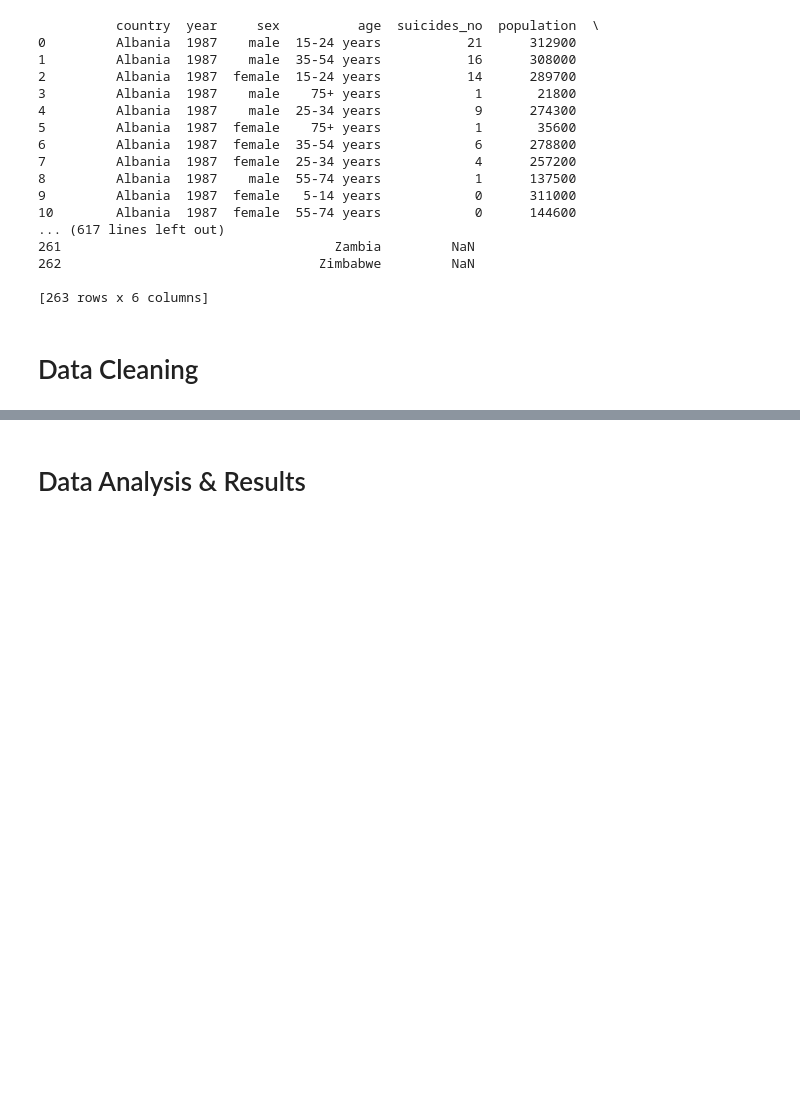
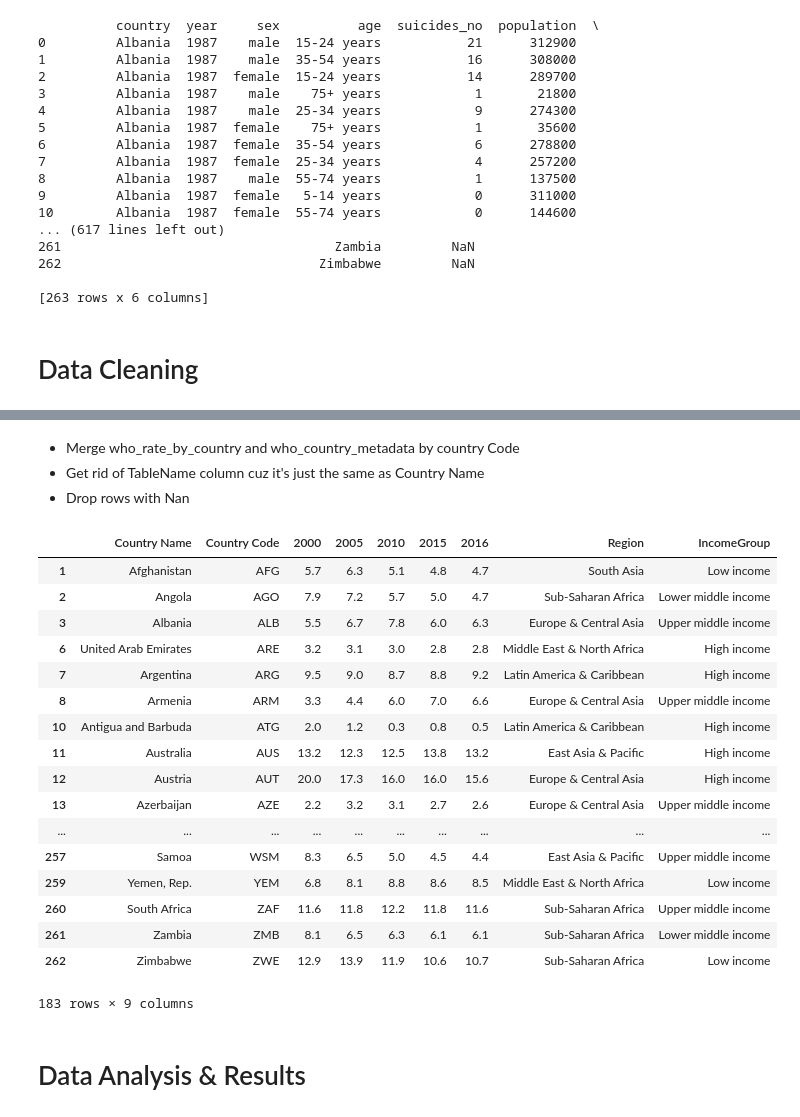
Before and after one commit to sethdagostino/COGS-108-Final-Project, a Jupyter notebook: FinalProject.ipynb, the cells around one changed output, grey strips where cells are left out. Saved outputs shown, nothing was run; the diff lists cells and outputs as text; code cells hidden in the pictures; blank space fills up the shorter version.

```diff
--- a/FinalProject.ipynb
+++ b/FinalProject.ipynb
@@ -94,0 +119,3 @@ Describe your data cleaning steps here.
+# %%
+who_rate_by_country = who_rate_by_country[['Country Name','Country Code', '2000', '2005', '2010', '2015', '2016']]
+who_rate_by_country
@@ -94,0 +145,4 @@ Describe your data cleaning steps here.
+# %%
+who_country_metadata = who_country_metadata.drop(columns=['SpecialNotes'])
+who_country_metadata = who_country_metadata.iloc[:,0:4]
+who_country_metadata
@@ -95,3 +168,31 @@ Describe your data cleaning steps here.
+# %% [markdown]
+- Merge who_rate_by_country and who_country_metadata by country Code
+- Get rid of TableName column cuz it's just the same as Country Name
+- Drop rows with Nan
+# %%
+who_rates_by_country = pd.merge(who_rate_by_country, who_country_metadata, on="Country Code")
+who_rates_by_country = who_rates_by_country.drop(columns=['TableName'])
+who_rates_by_country = who_rates_by_country.dropna()
+who_rates_by_country
+# %% [output]
+|  | Country Name | Country Code | 2000 | 2005 | 2010 | 2015 | 2016 | Region | IncomeGroup |
+| 1 | Afghanistan | AFG | 5.7 | 6.3 | 5.1 | 4.8 | 4.7 | South Asia | Low income |
+| 2 | Angola | AGO | 7.9 | 7.2 | 5.7 | 5.0 | 4.7 | Sub-Saharan Africa | Lower middle income |
+| 3 | Albania | ALB | 5.5 | 6.7 | 7.8 | 6.0 | 6.3 | Europe & Central Asia | Upper middle income |
+| 6 | United Arab Emirates | ARE | 3.2 | 3.1 | 3.0 | 2.8 | 2.8 | Middle East & North Africa | High income |
+| 7 | Argentina | ARG | 9.5 | 9.0 | 8.7 | 8.8 | 9.2 | Latin America & Caribbean | High income |
+| 8 | Armenia | ARM | 3.3 | 4.4 | 6.0 | 7.0 | 6.6 | Europe & Central Asia | Upper middle income |
+| 10 | Antigua and Barbuda | ATG | 2.0 | 1.2 | 0.3 | 0.8 | 0.5 | Latin America & Caribbean | High income |
+| 11 | Australia | AUS | 13.2 | 12.3 | 12.5 | 13.8 | 13.2 | East Asia & Pacific | High income |
+| 12 | Austria | AUT | 20.0 | 17.3 | 16.0 | 16.0 | 15.6 | Europe & Central Asia | High income |
+| 13 | Azerbaijan | AZE | 2.2 | 3.2 | 3.1 | 2.7 | 2.6 | Europe & Central Asia | Upper middle income |
+| ... | ... | ... | ... | ... | ... | ... | ... | ... | ... |
+| 257 | Samoa | WSM | 8.3 | 6.5 | 5.0 | 4.5 | 4.4 | East Asia & Pacific | Upper middle income |
+| 259 | Yemen, Rep. | YEM | 6.8 | 8.1 | 8.8 | 8.6 | 8.5 | Middle East & North Africa | Low income |
+| 260 | South Africa | ZAF | 11.6 | 11.8 | 12.2 | 11.8 | 11.6 | Sub-Saharan Africa | Upper middle income |
+| 261 | Zambia | ZMB | 8.1 | 6.5 | 6.3 | 6.1 | 6.1 | Sub-Saharan Africa | Lower middle income |
+| 262 | Zimbabwe | ZWE | 12.9 | 13.9 | 11.9 | 10.6 | 10.7 | Sub-Saharan Africa | Low income |
+183 rows × 9 columns
 # %% [markdown]
 # Data Analysis & Results
 # %% [markdown]
```
Also changed, not shown: parts of 8 cells of this notebook.
